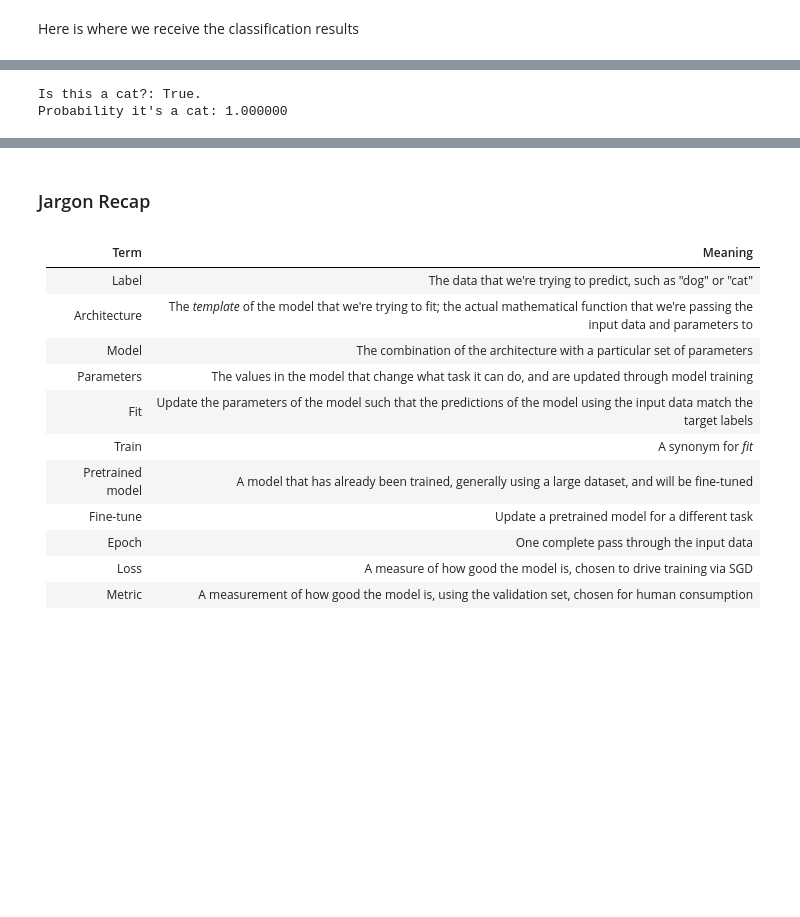
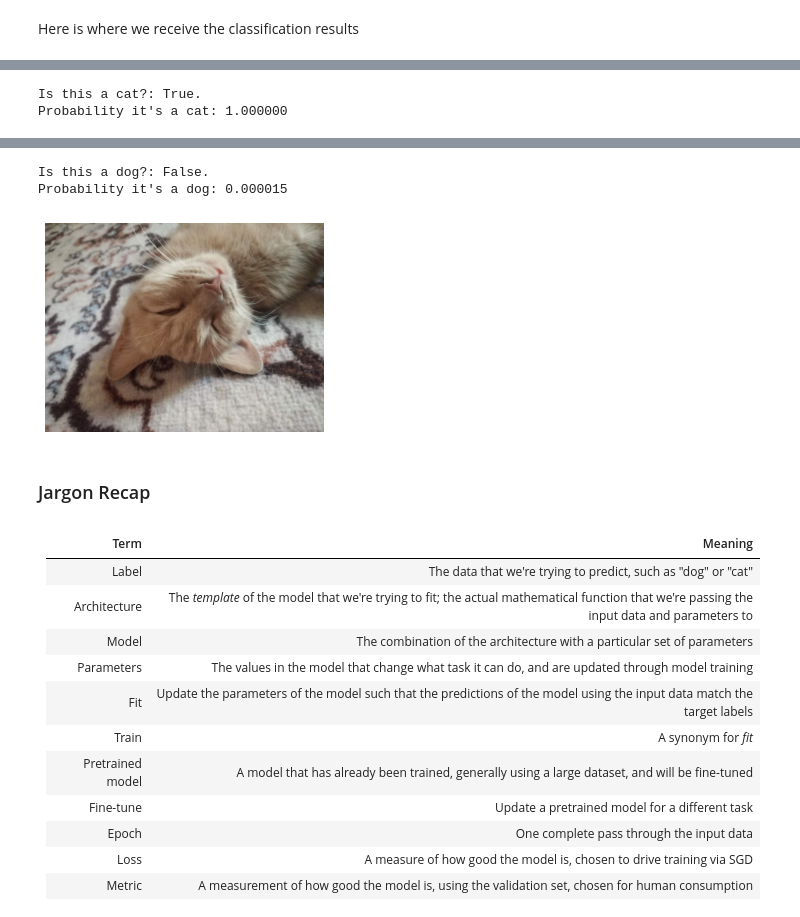
Before and after one commit to nickandmartinlearnstuff/practical-deep-learning-fast-ai, a Jupyter notebook: 01_intro.ipynb, the cells around one changed output, grey strips where cells are left out. Saved outputs shown, nothing was run; the diff lists cells and outputs as text; code cells hidden in the pictures; blank space fills up the shorter version.

Commit message:
Added image classification run and image viewer

```diff
--- a/01_intro.ipynb
+++ b/01_intro.ipynb
@@ -63,12 +69,13 @@ FileUpload(value={}, description='Upload')
 Here is where we receive the classification results
 # %%
 img = PILImage.create(uploader.data[0])
+img.show()
 
-is_cat,_,probs = learn.predict(img)
+is_cat,_,probs = cat_learn.predict(img)
 print(f"Is this a cat?: {is_cat}.")
 print(f"Probability it's a cat: {probs[1].item():.6f}")
 
-is_dog,_,probs = learn.predict(img)
+is_dog,_,probs = dog_learn.predict(img)
 print(f"Is this a dog?: {is_dog}.")
 print(f"Probability it's a dog: {probs[1].item():.6f}")
 # %% [output]
@@ -78,3 +86,6 @@ Probability it's a cat: 1.000000
+Is this a dog?: False.
+Probability it's a dog: 0.000015
+[figure, added]
 # %% [markdown]
 ### Jargon Recap
 # %% [markdown]
```
Also changed, not shown: parts of 5 cells of this notebook.
